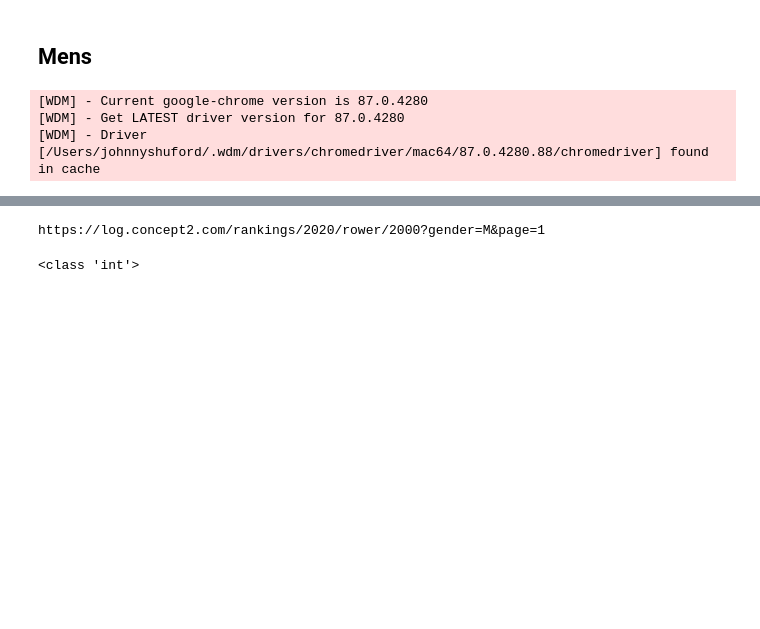
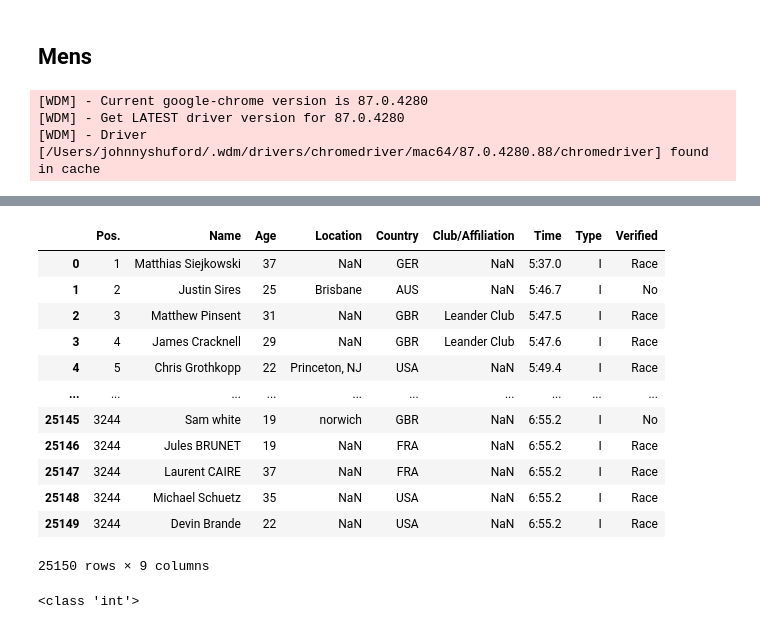
Before and after one commit to JohnShuford/FITDAT, a Jupyter notebook: Notebooks/C2_scrape.ipynb, the cells around one changed output, grey strips where cells are left out. Saved outputs shown, nothing was run; the diff lists cells and outputs as text; code cells hidden in the pictures; blank space fills up the shorter version.

```diff
--- a/Notebooks/C2_scrape.ipynb
+++ b/Notebooks/C2_scrape.ipynb
@@ -15,7 +15,7 @@ url = 'https://log.concept2.com/rankings'
 ## Mens
 # %%
 #search criteria
-season = [int(x) for x in range(2002,2021)]
+season = [int(x) for x in range(2002,2022)]
 # %%
 #trying to get the iteration for the page loops
 executable_path = {'executable_path': ChromeDriverManager().install()}
@@ -24,6 +24,8 @@ browser = Browser('chrome', **executable_path, headless=False)
 [WDM] - Current google-chrome version is 87.0.4280
 [WDM] - Get LATEST driver version for 87.0.4280
 [WDM] - Driver [/Users/johnnyshuford/.wdm/drivers/chromedriver/mac64/87.0.4280.88/chromedriver] found in cache
+# %%
+twoK = pd.DataFrame()
 # %%
 #twoK_M_2021 = pd.read_html(search_url)[1]
 # %%
@@ -45,7 +47,9 @@ for x in (season):
     print(page_numbers)
     twoK = twoK.append(pd.read_html(initial_url)[1], ignore_index = True)
     for x in range (2, page_numbers):
-        print(f'{url}/{currenet_season}/rower/2000&page={x}')
+        search_url = f'{url}/{currenet_season}/rower/2000?page={x}'
+        print(search_url)
+        twoK = twoK.append(pd.read_html(search_url)[1], ignore_index = True)
 # %% [output]
 https://log.concept2.com/rankings/2002/rower/2000
 243
@@ -55,4 +71,0 @@ browser.visit(initial_url)
-# %%
-print(initial_url)
-# %% [output]
-https://log.concept2.com/rankings/2020/rower/2000?gender=M&page=1
@@ -63,0 +72,16 @@ soup = bs(html, 'lxml')
+# %%
+twoK
+# %% [output]
+|  | Pos. | Name | Age | Location | Country | Club/Affiliation | Time | Type | Verified |
+| 0 | 1 | Matthias Siejkowski | 37 | NaN | GER | NaN | 5:37.0 | I | Race |
+| 1 | 2 | Justin Sires | 25 | Brisbane | AUS | NaN | 5:46.7 | I | No |
+| 2 | 3 | Matthew Pinsent | 31 | NaN | GBR | Leander Club | 5:47.5 | I | Race |
+| 3 | 4 | James Cracknell | 29 | NaN | GBR | Leander Club | 5:47.6 | I | Race |
+| 4 | 5 | Chris Grothkopp | 22 | Princeton, NJ | USA | NaN | 5:49.4 | I | Race |
+| ... | ... | ... | ... | ... | ... | ... | ... | ... | ... |
+| 25145 | 3244 | Sam white | 19 | norwich | GBR | NaN | 6:55.2 | I | No |
+| 25146 | 3244 | Jules BRUNET | 19 | NaN | FRA | NaN | 6:55.2 | I | Race |
+| 25147 | 3244 | Laurent CAIRE | 37 | NaN | FRA | NaN | 6:55.2 | I | Race |
+| 25148 | 3244 | Michael Schuetz | 35 | NaN | USA | NaN | 6:55.2 | I | Race |
+| 25149 | 3244 | Devin Brande | 22 | NaN | USA | NaN | 6:55.2 | I | Race |
+25150 rows × 9 columns
```
Also changed, not shown: parts of 6 cells of this notebook, 1 other file.
